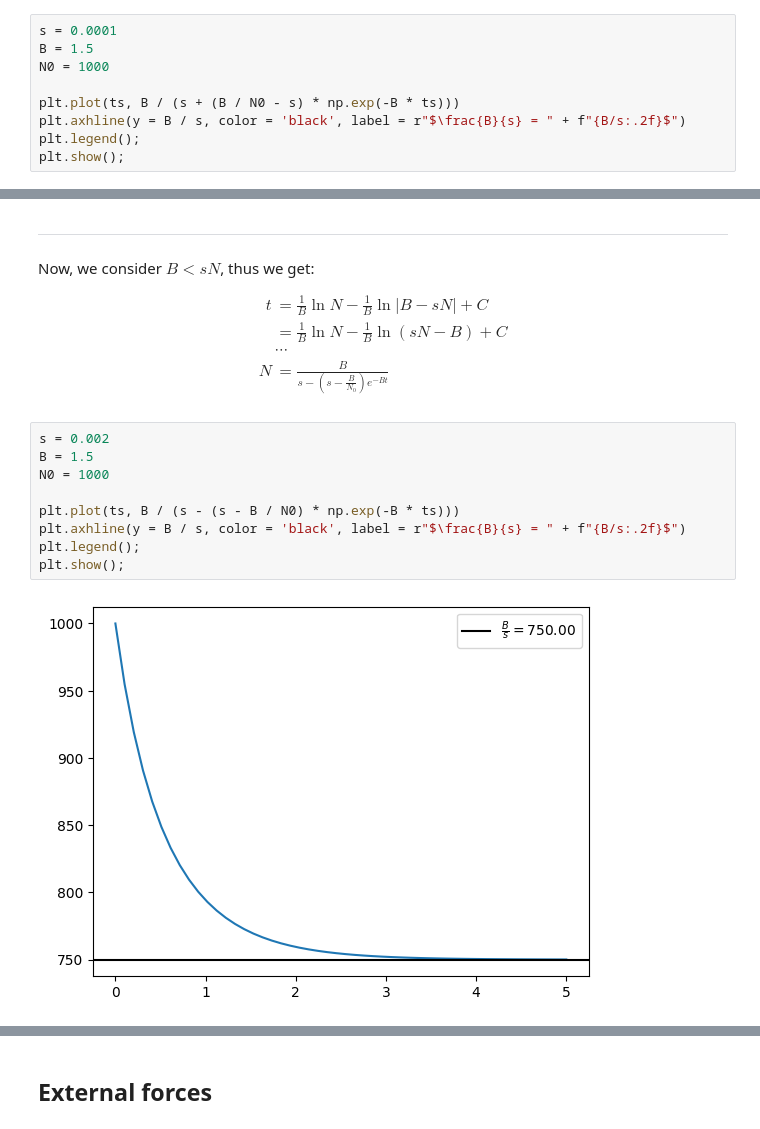
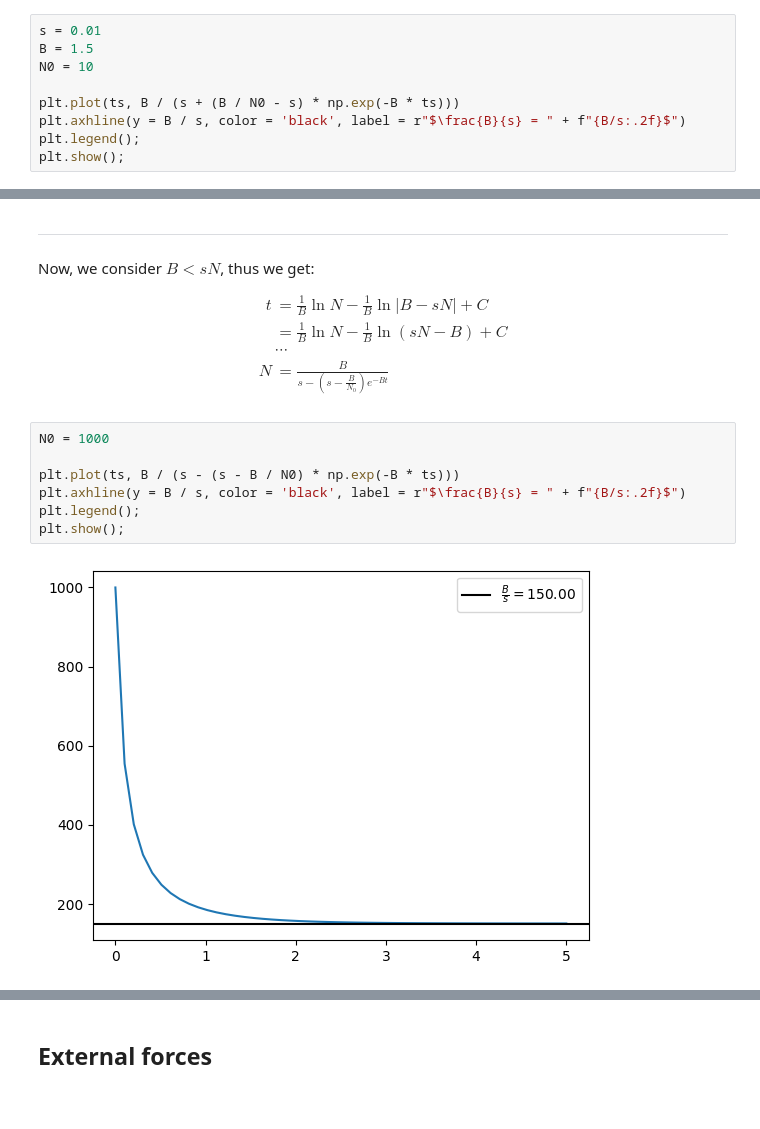
Before and after one commit to 0WN463/wellspring, a Jupyter notebook: ordinary_differential_equations/malthus_model.ipynb, the cells around one changed output, grey strips where cells are left out. Saved outputs shown, nothing was run; the diff lists cells and outputs as text.

```diff
--- a/ordinary_differential_equations/malthus_model.ipynb
+++ b/ordinary_differential_equations/malthus_model.ipynb
@@ -121,9 +121,9 @@ $$
 N = \frac{B}{s + e^{-(t + C)B}} = \frac{B}{s + \left(\frac{B}{N_0} - s \right) e^{-Bt}}
 $$
 # %%
-s = 0.0001
+s = 0.01
 B = 1.5
-N0 = 1000
+N0 = 10
 
 plt.plot(ts, B / (s + (B / N0 - s) * np.exp(-B * ts)))
 plt.axhline(y = B / s, color = 'black', label = r"$\frac{B}{s} = " + f"{B/s:.2f}$")
@@ -155,13 +155,11 @@ N &= \frac{B}{s - \left(s - \frac{B}{N_0} \right) e^{-Bt}}
 \end{align*}
 $$
 # %%
-s = 0.002
-B = 1.5
 N0 = 1000
 
 plt.plot(ts, B / (s - (s - B / N0) * np.exp(-B * ts)))
 plt.axhline(y = B / s, color = 'black', label = r"$\frac{B}{s} = " + f"{B/s:.2f}$")
 plt.legend();
 plt.show();
 # %% [output]
-[figure, old version]
+[figure, new version]
```
Also changed, not shown: parts of 6 cells of this notebook, 3 other files.
